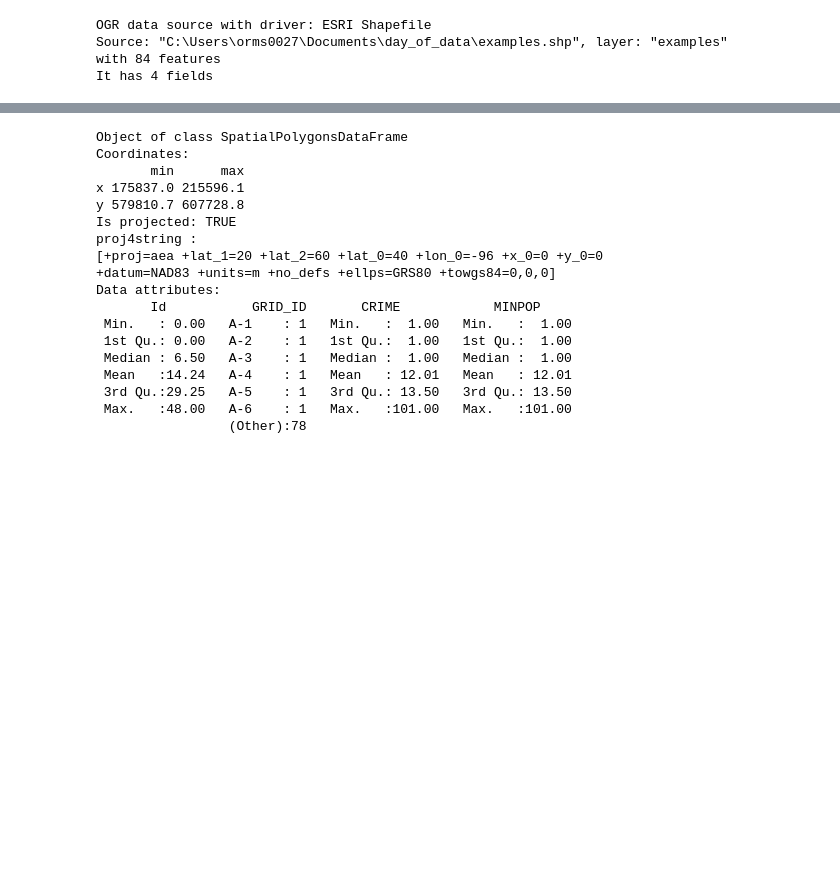
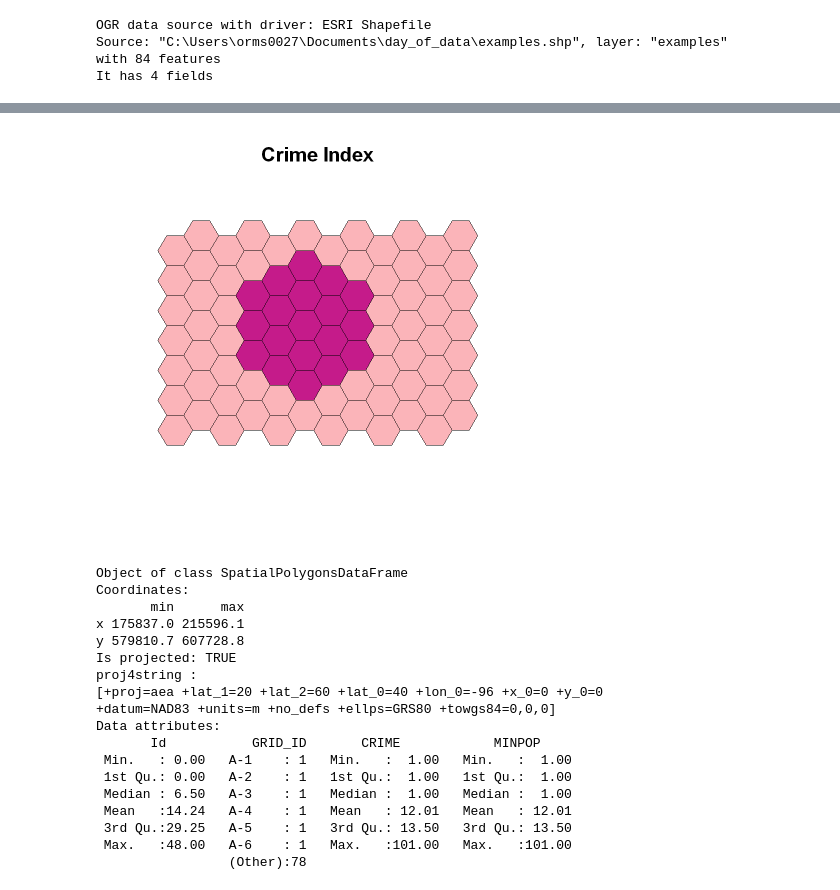
Before and after one commit to travisormsby/day_of_data, a Jupyter notebook: Autocorrelation.ipynb, the cells around one changed output, grey strips where cells are left out. Saved outputs shown, nothing was run; the diff lists cells and outputs as text; code cells hidden in the pictures; blank space fills up the shorter version.

```diff
--- a/Autocorrelation.ipynb
+++ b/Autocorrelation.ipynb
@@ -57,3 +67,14 @@ It has 4 fields
+# %%
+# make a choropleth map of the Crime Index to visualize data
+
+crime <- as.numeric(shp$CRIME)
+crime.shade <- auto.shading(crime,n=5,cols = brewer.pal(5,"RdPu"))
+choropleth(shp,crime,shading=crime.shade)
+choro.legend(-57000,56500, crime.shade,fmt="%6.2f")
+title("Crime Index",cex.main=2)
+map.scale(-32000,-48000,50000,"Kilometers",2,25,sfcol='red')
+# %% [output]
+[figure, added]
 # %%
 summary(shp)
 # %% [output]
```
Also changed, not shown: parts of 3 cells of this notebook, 1 other file.
